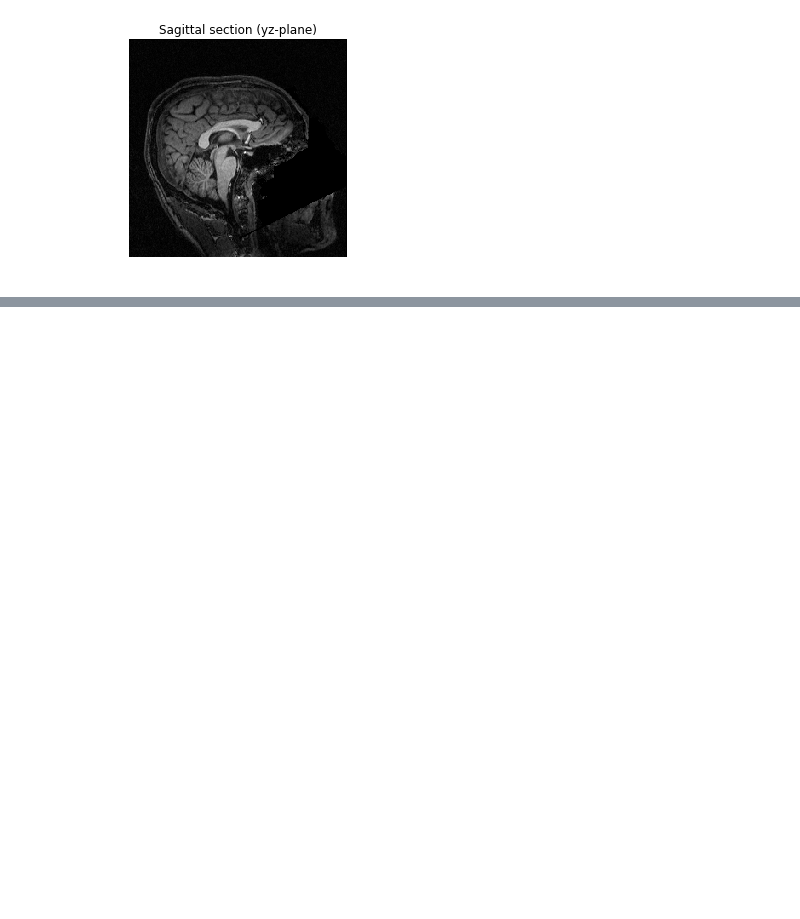
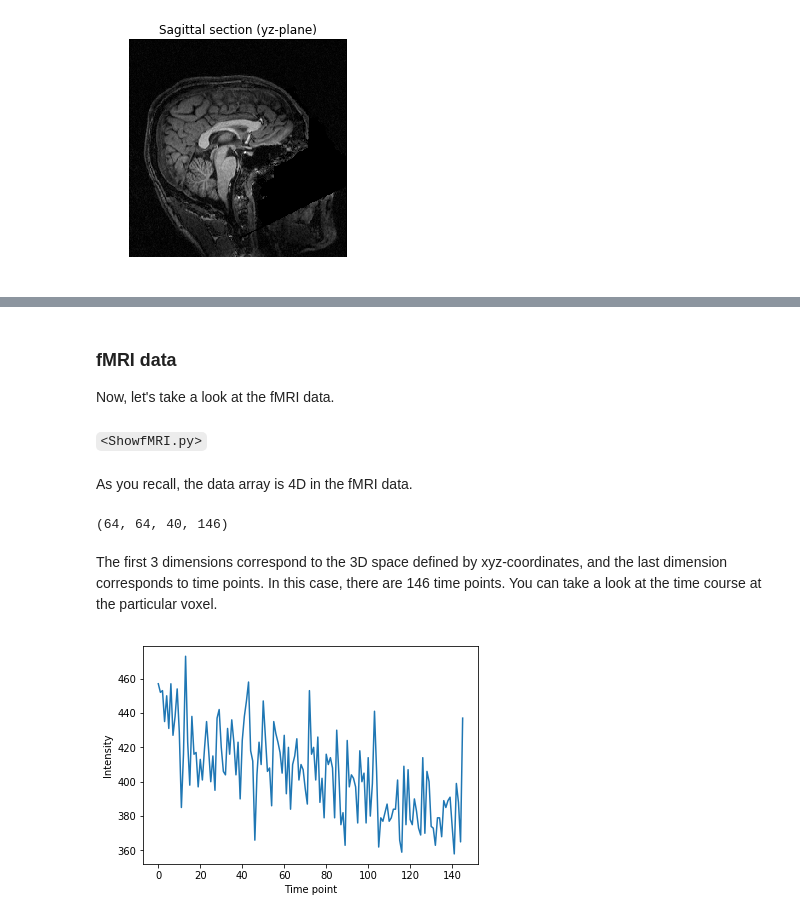
Before and after one commit to sathayas/JupyterfMRIFall2018, a Jupyter notebook: NumPy.ipynb, the cells around one changed output, grey strips where cells are left out. Saved outputs shown, nothing was run; the diff lists cells and outputs as text; code cells hidden in the pictures; blank space fills up the shorter version.

```diff
--- a/NumPy.ipynb
+++ b/NumPy.ipynb
@@ -601,0 +629,56 @@ plt.show()
+# %% [markdown]
+### fMRI data
+
+Now, let's take a look at the fMRI data.
+# %% [markdown]
+`<ShowfMRI.py>`
+# %%
+import os
+import numpy as np
+import nibabel as nib
+import matplotlib.pyplot as plt
+
+
+def show_plane(x):
+    plt.imshow(x, cmap="gray")
+    plt.gca().set_axis_off()
+
+def show_section(xImg, section, xSlice, t):
+    if section=='xy':
+        tmpImg = xImg[:,:,xSlice, t]
+    elif section=='xz':
+        tmpImg = xImg[:,xSlice,:, t]
+    else:
+        tmpImg = xImg[xSlice,:,:, t]
+    show_plane(np.rot90(tmpImg))
+
+
+
+# Directory where your data set resides. This needs to be customized
+dataDir = '/home/satoru/Teaching/fMRI_Fall_2018/Data/ds102'
+
+# reading in the fMRI data array
+f_fMRI = os.path.join(dataDir,'sub-26/func/sub-26_task-flanker_run-2_bold.nii.gz')
+fMRI = nib.load(f_fMRI)
+X_fMRI = fMRI.get_data()
+
+# locations (in voxels) where slicing occurs
+xSlice = 32
+ySlice = 28
+zSlice = 22
+tSlice = 0
+# %% [markdown]
+As you recall, the data array is 4D in the fMRI data.
+# %%
+X_fMRI.shape
+# %% [output]
+(64, 64, 40, 146)
+# %% [markdown]
+The first 3 dimensions correspond to the 3D space defined by xyz-coordinates, and the last dimension corresponds to time points. In this case, there are 146 time points. You can take a look at the time course at the particular voxel.
+# %%
+plt.plot(np.arange(X_fMRI.shape[-1]), X_fMRI[xSlice,ySlice,zSlice,:])
+plt.xlabel('Time point')
+plt.ylabel('Intensity')
+plt.show()
+# %% [output]
+[figure, added]
```
Also changed, not shown: parts of 23 cells of this notebook.
